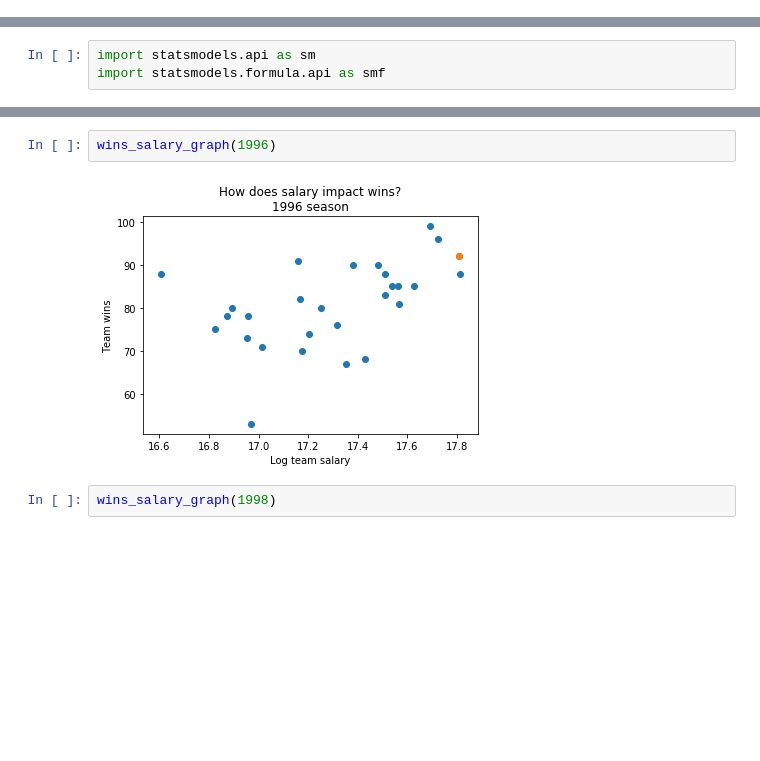
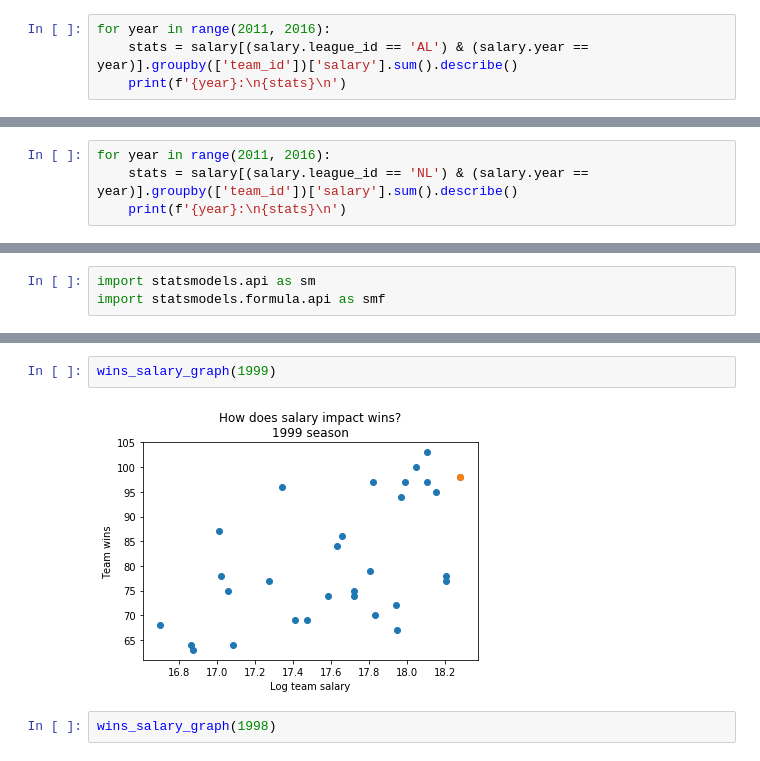
Before and after one commit to jnelson16/springboard-capstone, a Jupyter notebook: Salary.ipynb, the cells around one changed output, grey strips where cells are left out. Drawn from its saved outputs; the diff is of its cells as text; blank space fills up the shorter version.

```diff
--- a/Salary.ipynb
+++ b/Salary.ipynb
@@ -15,0 +46,4 @@ For the project, we are looking at the importance of salary for building a baseb
+# %%
+for year in range(2011, 2016):
+    stats = salary[(salary.league_id == 'AL') & (salary.year == year)].groupby(['team_id'])['salary'].sum().describe()
+    print(f'{year}:\n{stats}\n')
@@ -15,0 +68,4 @@ For the project, we are looking at the importance of salary for building a baseb
+# %%
+for year in range(2011, 2016):
+    stats = salary[(salary.league_id == 'NL') & (salary.year == year)].groupby(['team_id'])['salary'].sum().describe()
+    print(f'{year}:\n{stats}\n')
@@ -130,9 +218,9 @@ Warnings:
 [2] The condition number is large, 1.04e+03. This might indicate that there are
 strong multicollinearity or other numerical problems.
 # %%
-wins_salary_graph(1996)
+wins_salary_graph(1999)
 # %% [output]
-[figure, old version]
+[figure, new version]
 # %%
 wins_salary_graph(1998)
 # %% [output]
```
Also changed, not shown: parts of 34 cells of this notebook, 2 other files.
